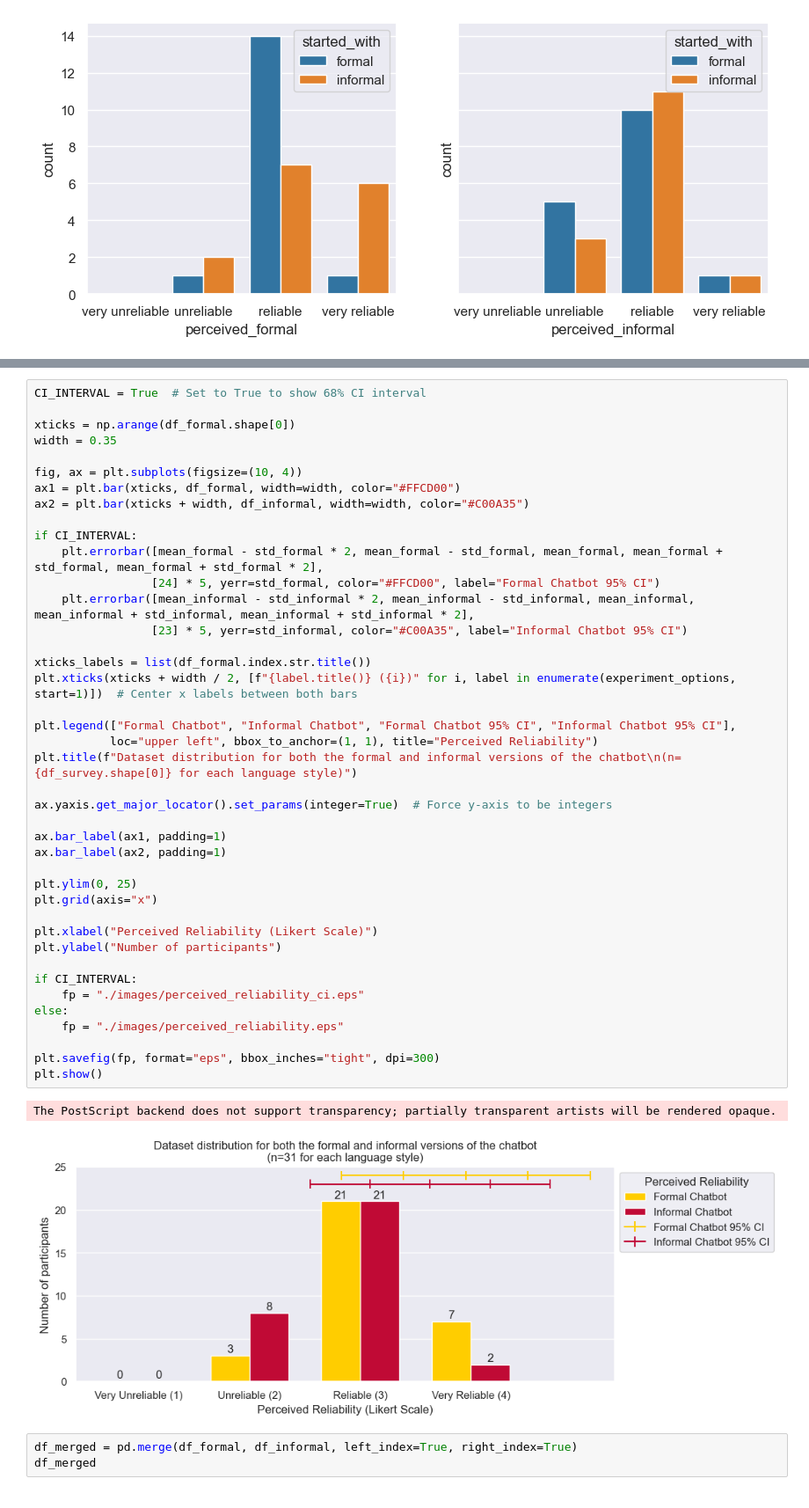
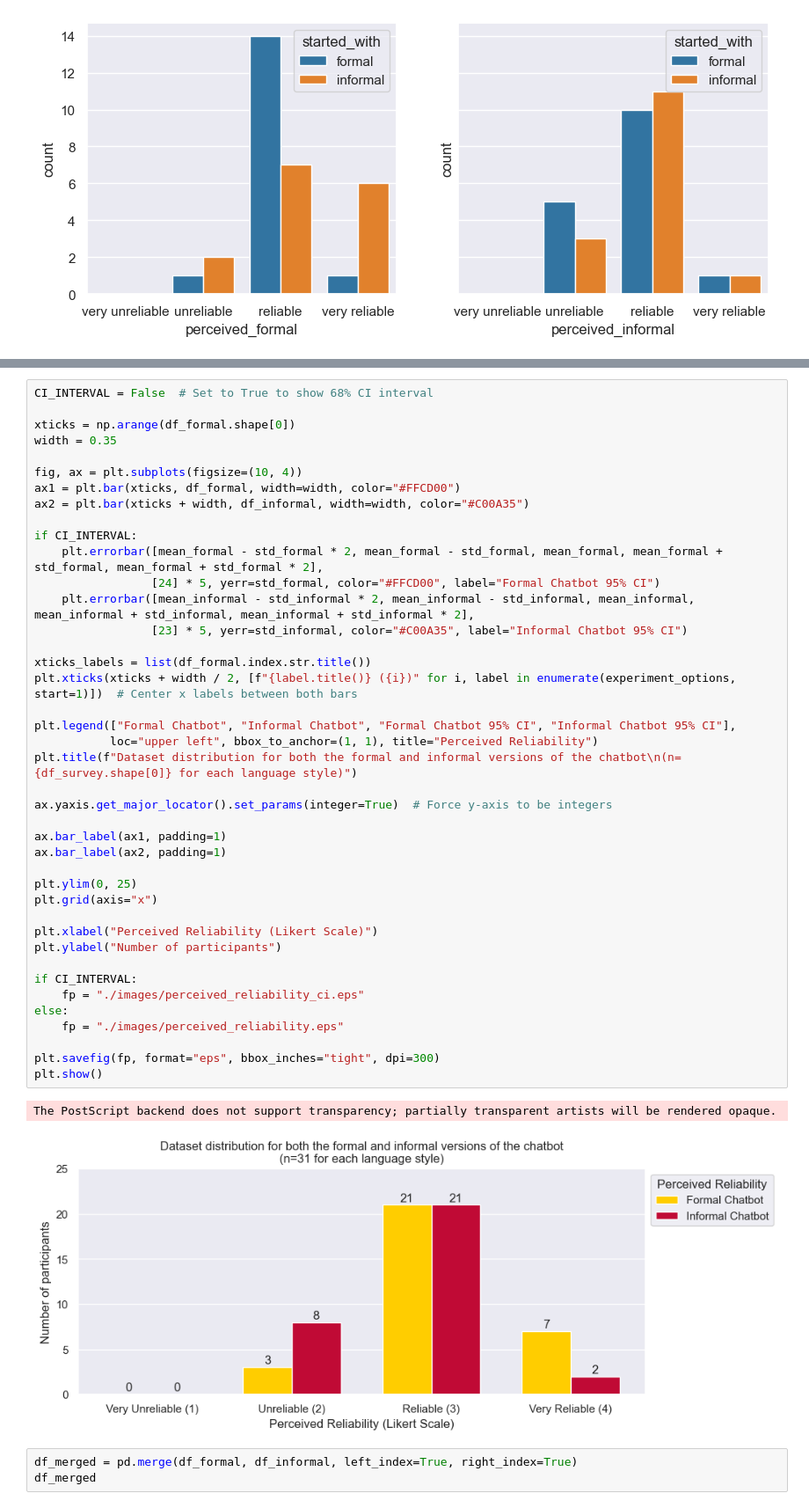
Before and after one commit to Denbergvanthijs/MethodsInAIResearch, a Jupyter notebook: data_analysis.ipynb, the cells around one changed output, grey strips where cells are left out. Shown at 88% size. Saved outputs shown, nothing was run; the diff lists cells and outputs as text.

```diff
--- a/data_analysis.ipynb
+++ b/data_analysis.ipynb
@@ -176,5 +176,5 @@ plt.show()
 # %%
-CI_INTERVAL = True  # Set to True to show 68% CI interval
+CI_INTERVAL = False  # Set to True to show 68% CI interval
 
 xticks = np.arange(df_formal.shape[0])
 width = 0.35
@@ -189,34 +189,34 @@ if CI_INTERVAL:
     plt.errorbar([mean_informal - std_informal * 2, mean_informal - std_informal, mean_informal, mean_informal + std_informal, mean_informal + std_informal * 2],
                  [23] * 5, yerr=std_informal, color="#C00A35", label="Informal Chatbot 95% CI")
 
 xticks_labels = list(df_formal.index.str.title())
 plt.xticks(xticks + width / 2, [f"{label.title()} ({i})" for i, label in enumerate(experiment_options, start=1)])  # Center x labels between both bars
 
 plt.legend(["Formal Chatbot", "Informal Chatbot", "Formal Chatbot 95% CI", "Informal Chatbot 95% CI"],
            loc="upper left", bbox_to_anchor=(1, 1), title="Perceived Reliability")
 plt.title(f"Dataset distribution for both the formal and informal versions of the chatbot\n(n={df_survey.shape[0]} for each language style)")
 
 ax.yaxis.get_major_locator().set_params(integer=True)  # Force y-axis to be integers
 
 ax.bar_label(ax1, padding=1)
 ax.bar_label(ax2, padding=1)
 
 plt.ylim(0, 25)
 plt.grid(axis="x")
 
 plt.xlabel("Perceived Reliability (Likert Scale)")
 plt.ylabel("Number of participants")
 
 if CI_INTERVAL:
     fp = "./images/perceived_reliability_ci.eps"
 else:
     fp = "./images/perceived_reliability.eps"
 
 plt.savefig(fp, format="eps", bbox_inches="tight", dpi=300)
 plt.show()
 # %% [output]
 The PostScript backend does not support transparency; partially transparent artists will be rendered opaque.
-[figure, old version]
+[figure, new version]
 # %%
 df_merged = pd.merge(df_formal, df_informal, left_index=True, right_index=True)
 df_merged
```
Also changed, not shown: parts of 5 cells of this notebook, 6 other files.
